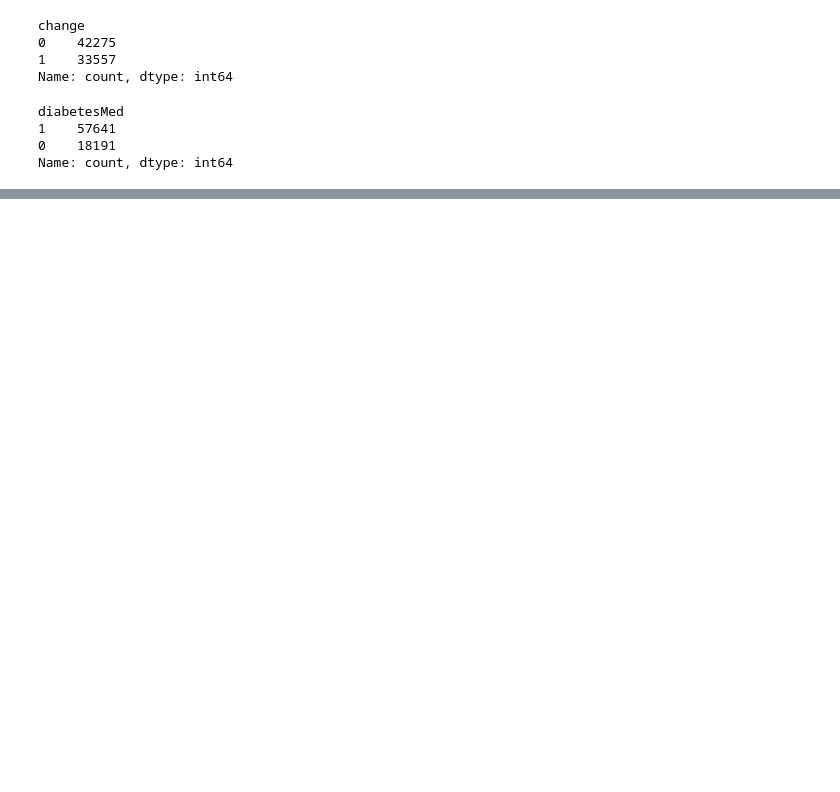
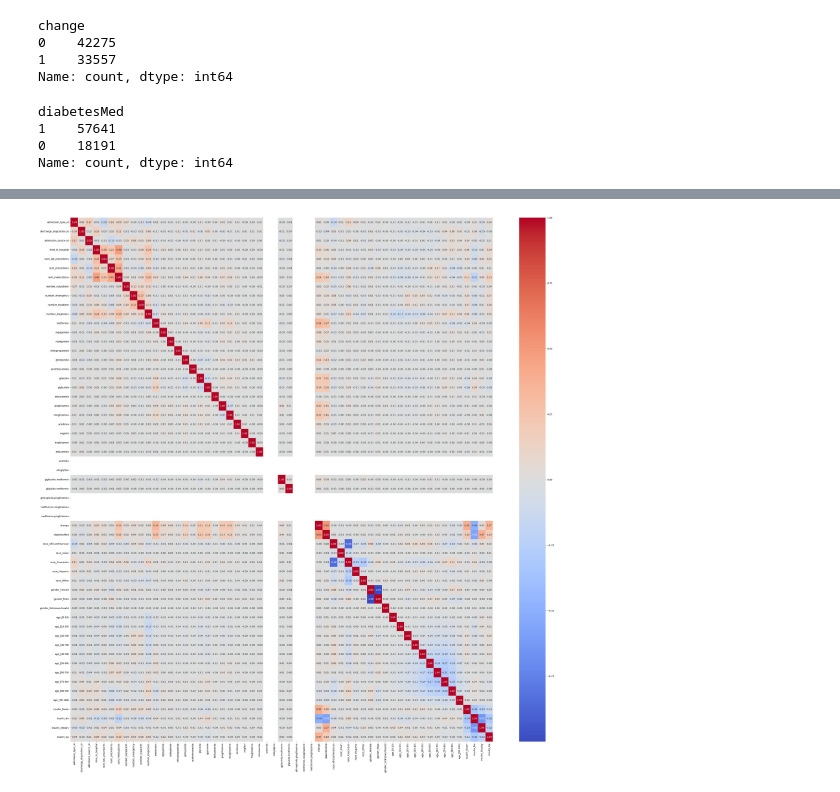
Before and after one commit to Danilo-Lapa11/diebetes_CRIPS-DM, a Jupyter notebook: Data Preparation.ipynb, the cells around one changed output, grey strips where cells are left out. Cells and saved outputs as stored; diff of their text form; code cells hidden in the pictures; blank space fills up the shorter version.

Commit message:
finalizando entrega 3

```diff
--- a/Data Preparation.ipynb
+++ b/Data Preparation.ipynb
@@ -207,3 +167,25 @@ diabetesMed
 1    57641
 0    18191
 Name: count, dtype: int64
+# %%
+# use pd.get_dummies para criar variáveis dummy para as colunas restantes como 0 e 1
+df = pd.get_dummies(df, columns=['race', 'gender', 'age', 'insulin'])
+# %%
+# tranforma as colunas dummies em false = 0 e true = 1
+dummies_columsn = df[['race_AfricanAmerican', 'race_Asian', 'race_Caucasian', 'race_Hispanic',
+       'race_Other', 'gender_Female', 'gender_Male', 'gender_Unknown/Invalid',
+       'age_[0-10)', 'age_[10-20)', 'age_[20-30)', 'age_[30-40)',
+       'age_[40-50)', 'age_[50-60)', 'age_[60-70)', 'age_[70-80)',
+       'age_[80-90)', 'age_[90-100)', 'insulin_Down', 'insulin_No',
+       'insulin_Steady', 'insulin_Up']]
+
+for col in dummies_columsn:
+    df[col] = np.where(df[col] == False, 0, 1)
+# %%
+# label encoder para a coluna readmitted
+df['readmitted'] = np.where(
+    df['readmitted'] == 'NO', 0, np.where(
+                                        df['readmitted'] == '>30', 1, np.where(
+                                                                                df['readmitted'] == '<30', 2, df['readmitted'])))
+
+df['readmitted'].value_counts()
@@ -209,0 +208,14 @@ Name: count, dtype: int64
+# %%
+# plot a correlacao entre as variaveis
+import matplotlib.pyplot as plt
+import seaborn as sns
+
+# divida o df em X e y
+X = df.drop('readmitted', axis=1)
+y = df['readmitted']
+
+plt.figure(figsize=(40, 40))
+sns.heatmap(X.corr(), annot=True, fmt='.2f', cmap='coolwarm')
+plt.show()
+# %% [output]
+[figure, added]
```
Also changed, not shown: parts of 6 cells of this notebook, 1 other file.
